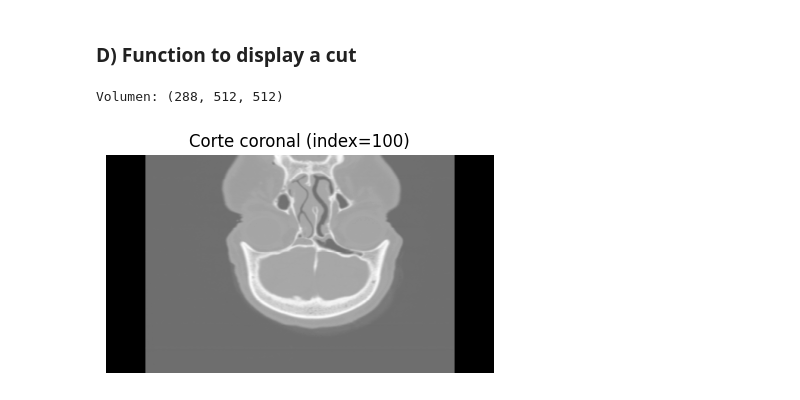
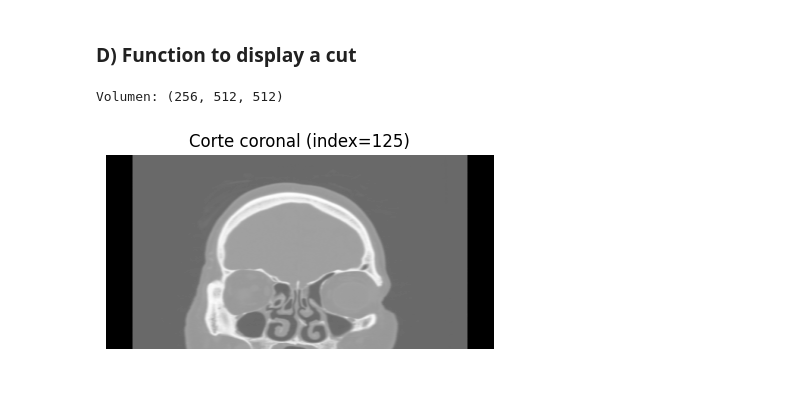
Before and after one commit to SantiagoMonroy/DCM_EYE_SOCKETS, a Jupyter notebook: DETECT_EYE_SOCKETS.ipynb, the cells around one changed output. Cells and saved outputs as stored; diff of their text form; code cells hidden in the pictures.

Commit message:
Agregar funcion para voltear la imagen

```diff
--- a/DETECT_EYE_SOCKETS.ipynb
+++ b/DETECT_EYE_SOCKETS.ipynb
@@ -27,7 +27,7 @@ def read_dicom(path):
     dicoms.sort(key=lambda x: int(getattr(x,"InstanceNumber",0)))
     return dicoms
 
-Path = r"C:\Users\asus\OneDrive - UNIVERSIDAD INDUSTRIAL DE SANTANDER\Documents\CPS\Detección de cuencas oculares\25"
+Path = r"C:\Users\asus\OneDrive - UNIVERSIDAD INDUSTRIAL DE SANTANDER\Documents\CPS\Detección de cuencas oculares\30"
 
 list_dicoms = read_dicom(Path)
 
@@ -52,24 +52,24 @@ Is pylibjpeg avaliable?: True
 # %%
 # 1. Construir el volumen 3D a partir de los cortes axiales
 def build_volume(dicoms):
     slices = [d.pixel_array for d in dicoms]
     volume = np.stack(slices, axis=0)  # (num_slices, height, width)
     return volume
 
 volume = build_volume(list_dicoms)
 print("Volumen:", volume.shape)  # Ej: (250, 512, 512)
 
-# 2. Mostrar únicamente la vista coronal
+# 2. Imprimir la vista coronal del paciente
 def show_coronal(volume, index):
     coronal = volume[:, index, :]
+    coronal = np.flipud(coronal)  # Voltear verticalmente
     plt.figure(figsize=(5, 5))
     plt.imshow(coronal, cmap="gray")
     plt.title(f"Corte coronal (index={index})")
     plt.axis("off")
     plt.show()
 
-# Ejemplo: mostrar un corte coronal
-show_coronal(volume, 100)
+show_coronal(volume, 125)
 # %% [output]
-Volumen: (288, 512, 512)
+Volumen: (256, 512, 512)
-[figure, old version]
+[figure, new version]
```
Also changed, not shown: parts of 2 cells of this notebook.
